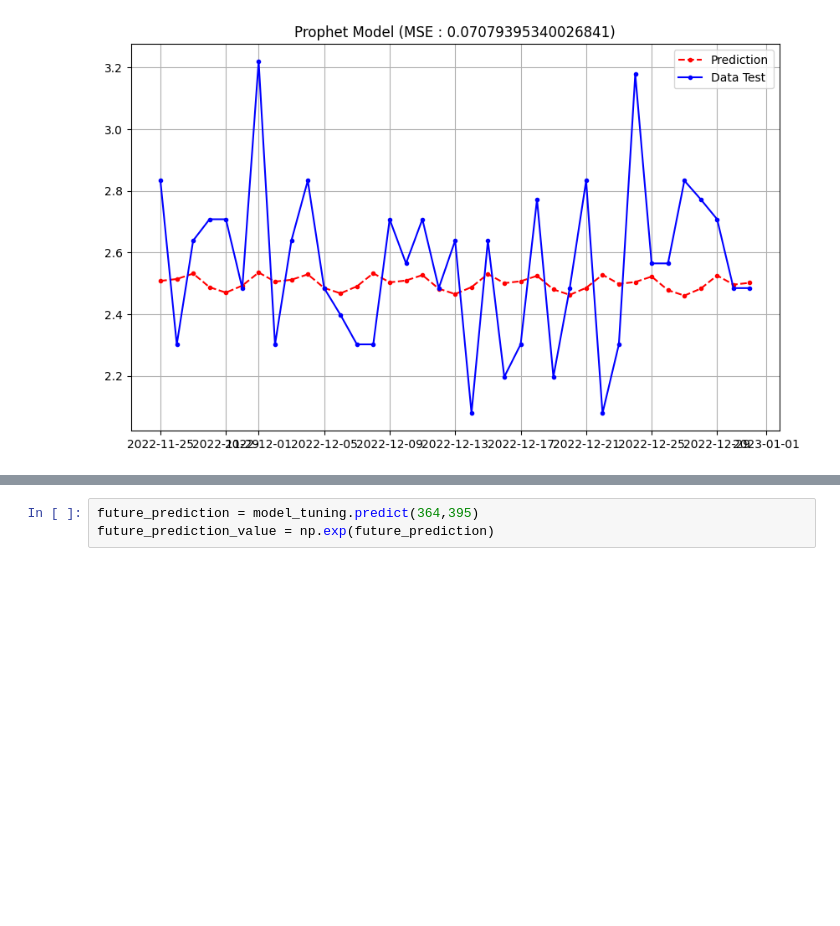
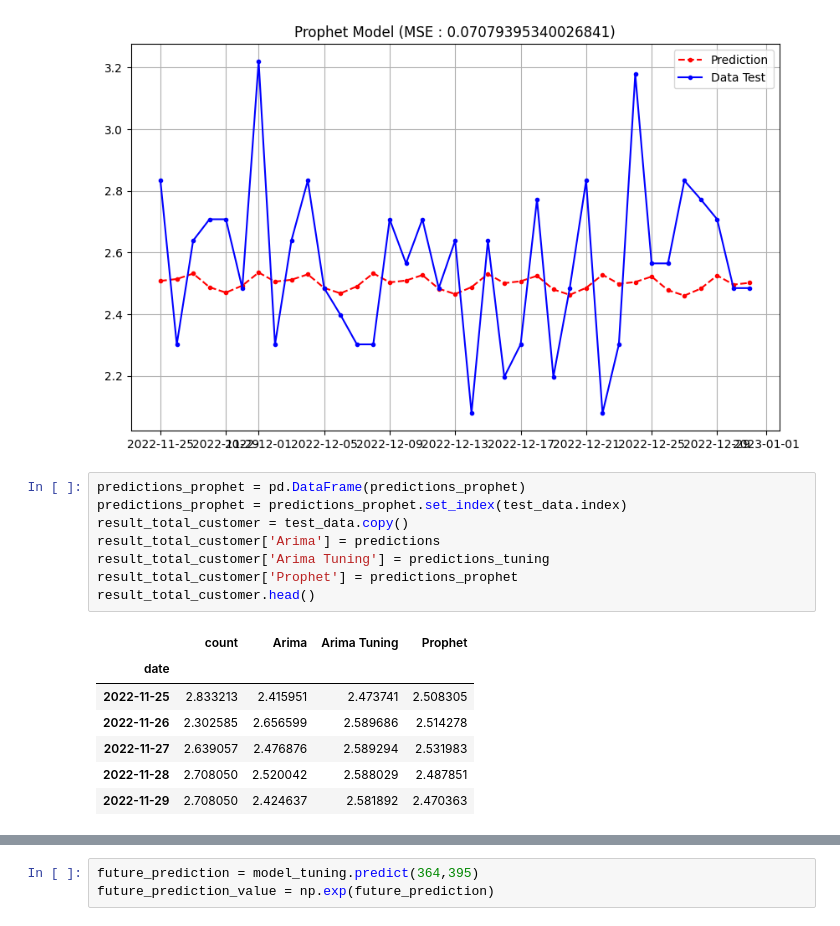
Before and after one commit to lutfiahk/Store-Analysis-Project, a Jupyter notebook: customer_prediction.ipynb, the cells around one changed output, grey strips where cells are left out. Saved outputs shown, nothing was run; the diff lists cells and outputs as text; blank space fills up the shorter version.

```diff
--- a/customer_prediction.ipynb
+++ b/customer_prediction.ipynb
@@ -364,3 +364,19 @@ plt.legend()
 plt.show()
 # %% [output]
 [figure]
+# %%
+predictions_prophet = pd.DataFrame(predictions_prophet)
+predictions_prophet = predictions_prophet.set_index(test_data.index)
+result_total_customer = test_data.copy()
+result_total_customer['Arima'] = predictions
+result_total_customer['Arima Tuning'] = predictions_tuning
+result_total_customer['Prophet'] = predictions_prophet
+result_total_customer.head()
+# %% [output]
+|  | count | Arima | Arima Tuning | Prophet |
+| date |  |  |  |  |
+| 2022-11-25 | 2.833213 | 2.415951 | 2.473741 | 2.508305 |
+| 2022-11-26 | 2.302585 | 2.656599 | 2.589686 | 2.514278 |
+| 2022-11-27 | 2.639057 | 2.476876 | 2.589294 | 2.531983 |
+| 2022-11-28 | 2.708050 | 2.520042 | 2.588029 | 2.487851 |
+| 2022-11-29 | 2.708050 | 2.424637 | 2.581892 | 2.470363 |
```
Also changed, not shown: parts of 8 cells of this notebook, 3 other files.
